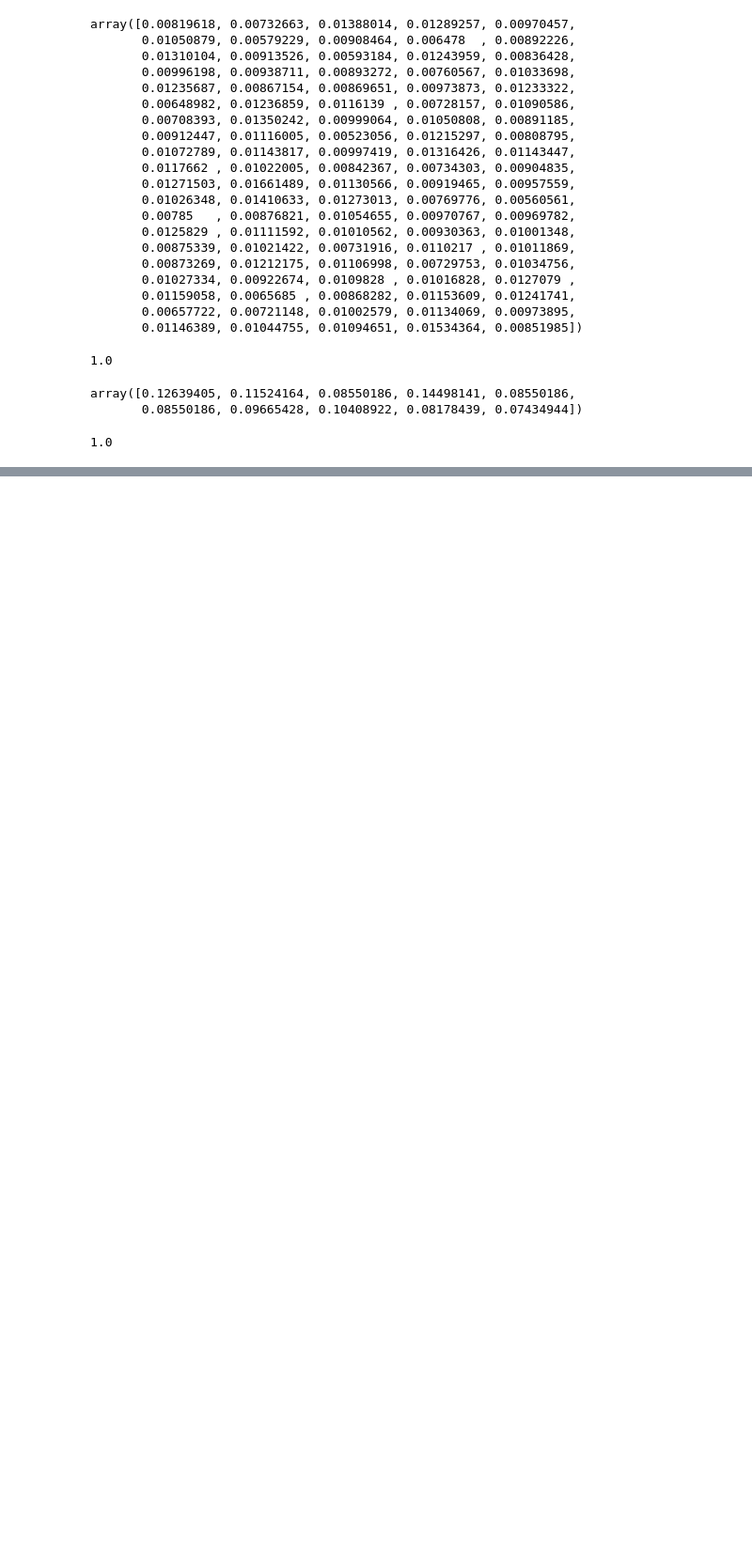
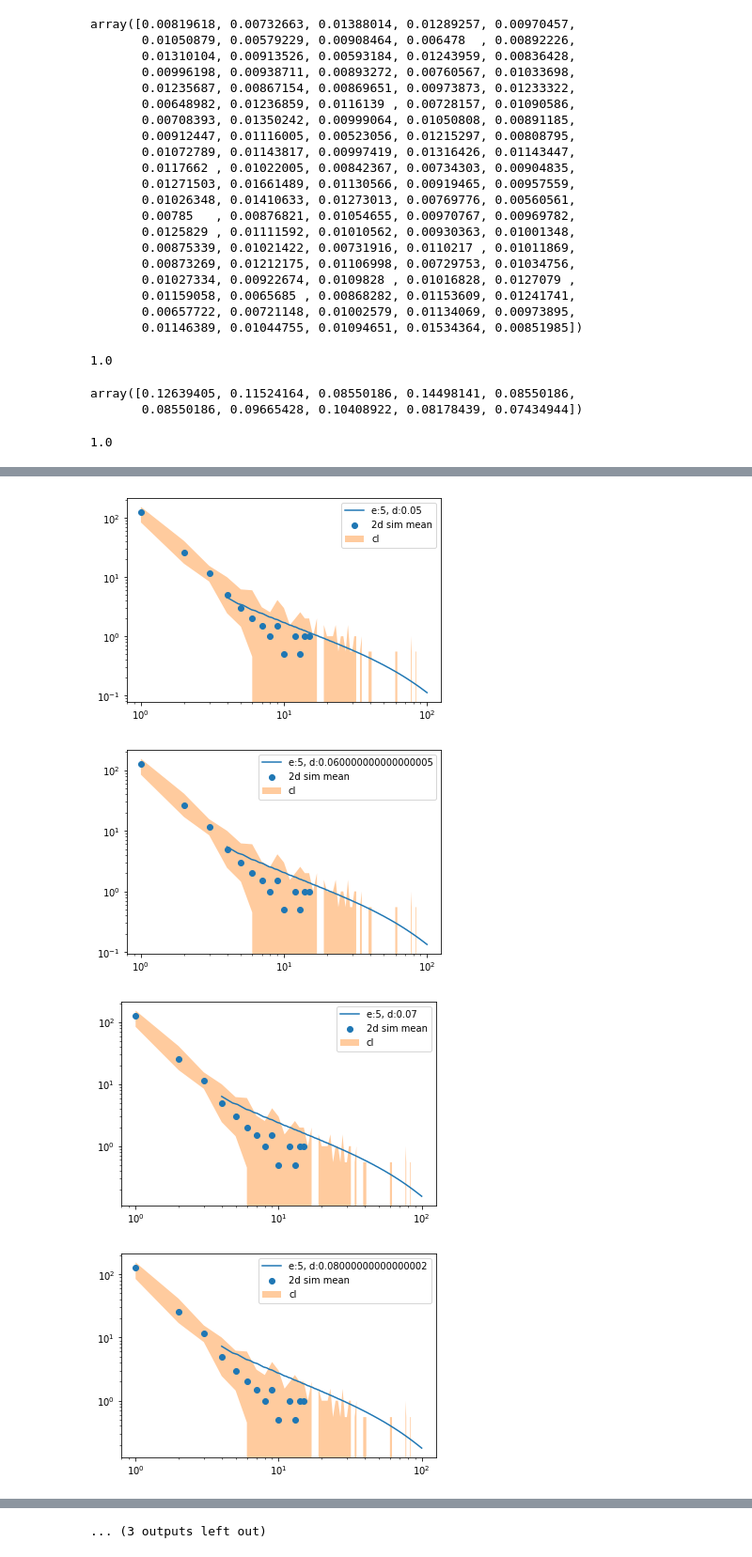
Before and after one commit to meyresearch/amino_acid_distance_distributions, a Jupyter notebook: scripts/sanity_checking_plots.ipynb, the cells around one changed output, grey strips where cells are left out. Shown at 94% size. Saved outputs shown, nothing was run; the diff lists cells and outputs as text; code cells hidden in the pictures; blank space fills up the shorter version.

```diff
--- a/scripts/sanity_checking_plots.ipynb
+++ b/scripts/sanity_checking_plots.ipynb
@@ -864,0 +928,20 @@ np.sum(normed_imean)
+# %%
+files = glob.glob(f"../data/simulations/2d/2d_sim_no_circle_*")
+histogram_list = []
+for file in files:
+    distances = np.loadtxt(file)
+    bins = np.linspace(start=1, stop=100, num=100)
+    histogram = np.histogram(distances, bins=bins, density=False)[0]
+    histogram_list.append(histogram)
+
+
+# sim_2d = np.load("../data/simulations/2d/histogram_not_normed.npy", allow_pickle=True)
+sim_2d = histogram_list
+distances_500 = np.linspace(1, 100, 100)[:-1]
+# print(sim_2d.shape)
+# %%
+sim_2d_mean = np.median(sim_2d, axis=0)
+# normed_sim_2d_mean = sim_2d_mean / np.sum(sim_2d_mean)
+lower_bound, upper_bound = np.quantile(sim_2d, q=[0.05, 0.95], axis=0)
+# normed_lb = lower_bound / np.sum(sim_2d_mean)
+# normed_ub = upper_bound / np.sum(sim_2d_mean)
@@ -864,0 +958,29 @@ np.sum(normed_imean)
+# %%
+import theory_functions
+
+e = np.arange(5, 8, 1)
+d = np.arange(0.05, 0.1, 0.01)
+
+x = np.linspace(4, 100, 250)
+chain = 500
+half_n_harmonic = theory_functions.harmonic_number(chain//2)
+
+for i in range(len(e)):
+    for j in range(len(d)):
+        theory = theory_functions.amino_acid_distance_distribution(x,chain, half_n_harmonic, e[i],d[j])
+        plt.plot(x, theory, label=f"e:{e[i]}, d:{d[j]}")
+        plt.scatter(distances_500,sim_2d_mean, label="2d sim mean")
+        plt.fill_between(distances_500, upper_bound, lower_bound, label="cl", alpha = 0.4, zorder=-1)
+        plt.legend()
+        plt.loglog()
+        plt.show()
+# plt.plot(distances_500, lower_bound)
+# plt.plot(distances_500, upper_bound)
+# plt.xlim(1, 250)
+# plt.ylim(0.0001, 0.001)
+# plt.loglog()
+# %% [output]
+[figure, added]
+[figure, added]
+[figure, added]
+[figure, added]
@@ -864,0 +995 @@ np.sum(normed_imean)
+... (3 outputs left out)
```
Also changed, not shown: parts of 23 cells of this notebook, 15 other files.
